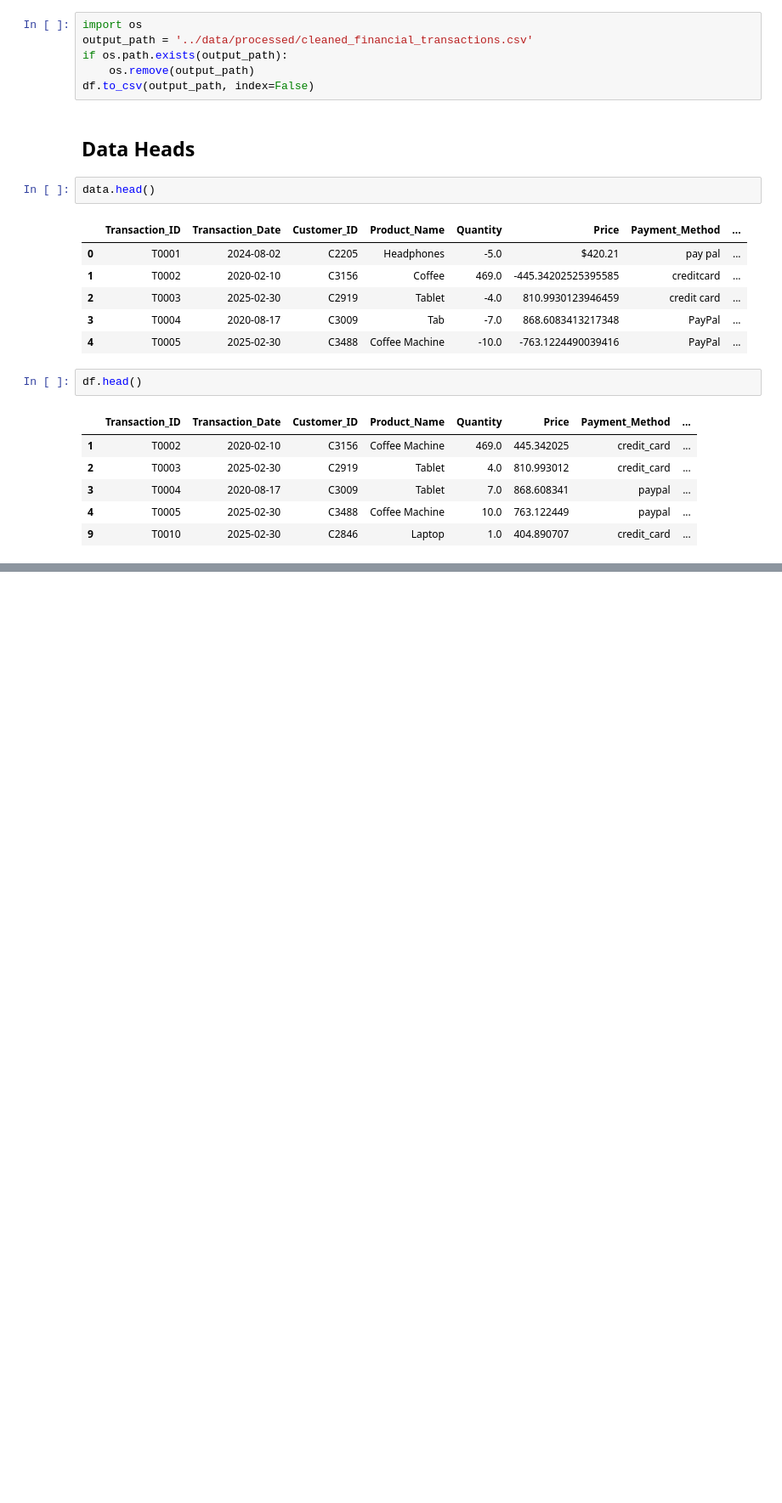
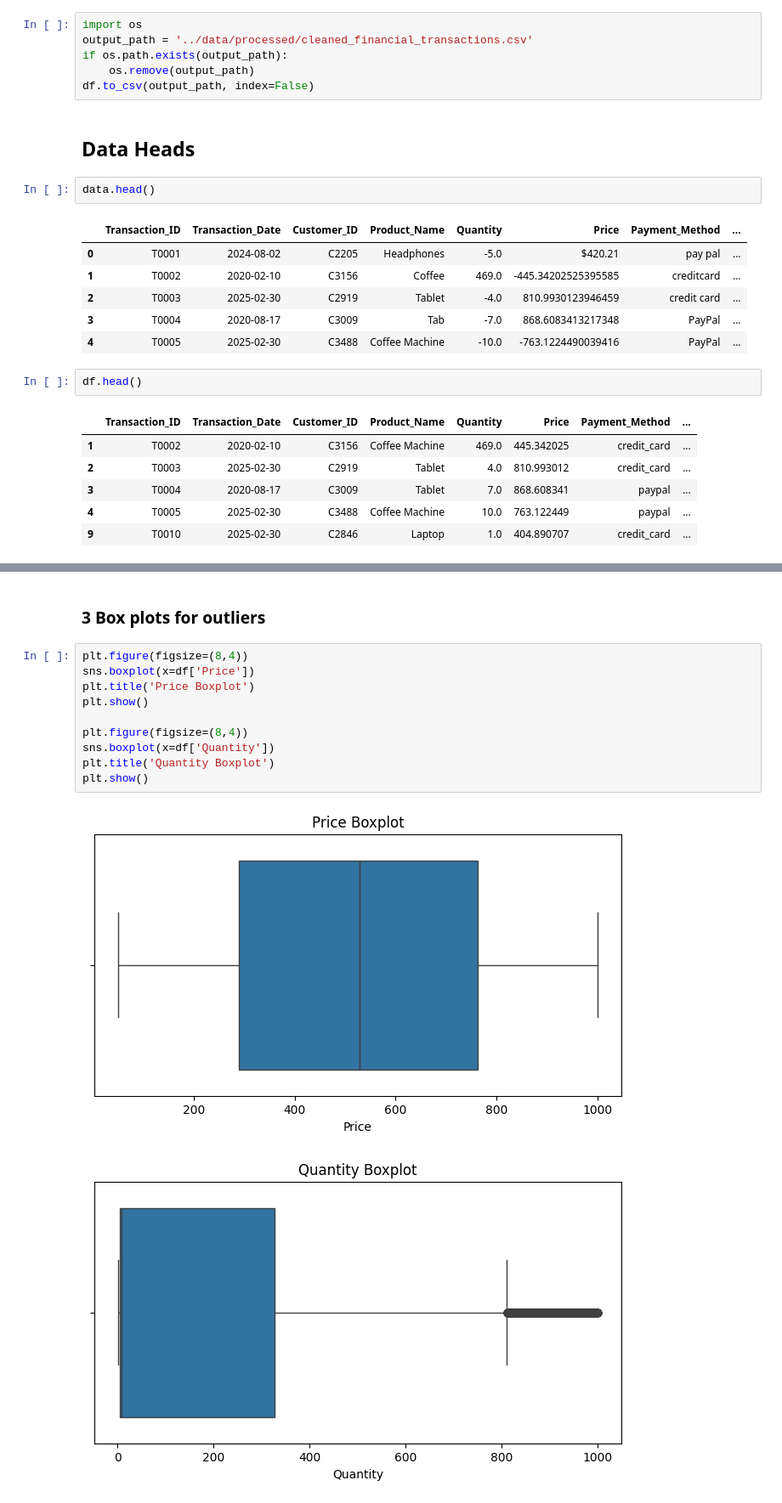
Before and after one commit to VincentNdegwa/fin-data-pipeline, a Jupyter notebook: notebooks/process_transaction.ipynb, the cells around one changed output, grey strips where cells are left out. Shown at 85% size. Drawn from its saved outputs; the diff is of its cells as text; blank space fills up the shorter version.

```diff
--- a/notebooks/process_transaction.ipynb
+++ b/notebooks/process_transaction.ipynb
@@ -119,0 +144,15 @@ df.head()
+# %% [markdown]
+### 3 Box plots for outliers
+# %%
+plt.figure(figsize=(8,4))
+sns.boxplot(x=df['Price'])
+plt.title('Price Boxplot')
+plt.show()
+
+plt.figure(figsize=(8,4))
+sns.boxplot(x=df['Quantity'])
+plt.title('Quantity Boxplot')
+plt.show()
+# %% [output]
+[figure, added]
+[figure, added]
```
Also changed, not shown: parts of 10 cells of this notebook.
